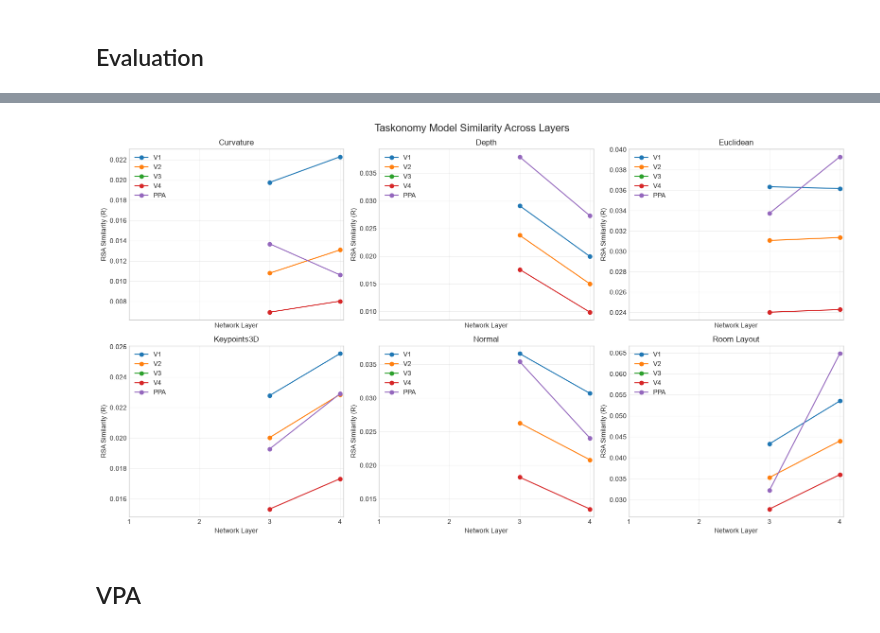
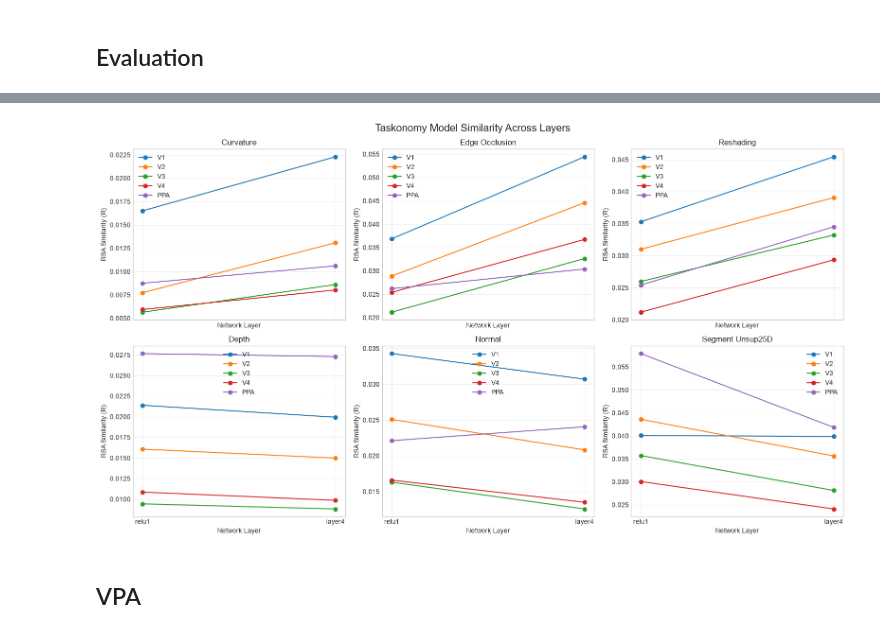
Before and after one commit to sari-saba-sadiya/Unravelling-Brain-Func-LAION, a Jupyter notebook: 3D/NSD dataset/Net2Brain_3D_NSD.ipynb, the cells around one changed output, grey strips where cells are left out. Cells and saved outputs as stored; diff of their text form; code cells hidden in the pictures.

```diff
--- a/3D/NSD dataset/Net2Brain_3D_NSD.ipynb
+++ b/3D/NSD dataset/Net2Brain_3D_NSD.ipynb
@@ -1182,0 +1282,21 @@ display(df_plot_summary)
+# %%
+df_plot_summary = (
+
+    df_plot
+
+    .groupby(
+        [
+            "Model",
+            "ROI_Group",
+            "Layer",
+            "Layer_Number"
+        ]
+    )["R"]
+
+    .mean()
+
+    .reset_index()
+
+)
+
+display(df_plot_summary)
@@ -1183,11 +1321,16 @@ display(df_plot_summary)
 # %%
-# brain-model similarity change as we move from Layer 1 → Layer 4
 import matplotlib.pyplot as plt
 
-models = df_plot_summary["Model"].unique()
+models = [
+    "Curvature",
+    "Edge Occlusion",
+    "Reshading",
+    "Depth",
+    "Normal",
+    "Segment Unsup25D"
+]
 
-roi_order = ["V1", "V2","V3", "V4", "PPA"]
-
+roi_order = ["V1", "V2", "V3", "V4", "PPA"]
 
 fig, axes = plt.subplots(
     2,
@@ -1198,52 +1341,45 @@ fig, axes = plt.subplots(
 
 axes = axes.flatten()
 
-
 for ax, model_name in zip(axes, models):
 
     model_data = df_plot_summary[
         df_plot_summary["Model"] == model_name
     ]
 
-
     for roi_name in roi_order:
 
         roi_data = model_data[
             model_data["ROI_Group"] == roi_name
         ].sort_values("Layer_Number")
-
 
         ax.plot(
             roi_data["Layer_Number"],
             roi_data["R"],
             marker="o",
             label=roi_name
         )
 
-
     ax.set_title(model_name)
 
     ax.set_xlabel("Network Layer")
-
     ax.set_ylabel("RSA Similarity (R)")
 
-    ax.set_xticks([1, 2, 3, 4])
+    ax.set_xticks([1, 4])
+    ax.set_xticklabels(["relu1", "layer4"])
 
     ax.grid(True, alpha=0.3)
-
     ax.legend()
-
 
 plt.suptitle(
     "Taskonomy Model Similarity Across Layers",
     fontsize=16
 )
 
 plt.tight_layout()
-
 plt.show()
 # %% [output]
-[figure, old version]
+[figure, new version]
 # %% [markdown]
 ## VPA
 # %% [markdown]
```
Also changed, not shown: parts of 105 cells of this notebook, 11 other files.
